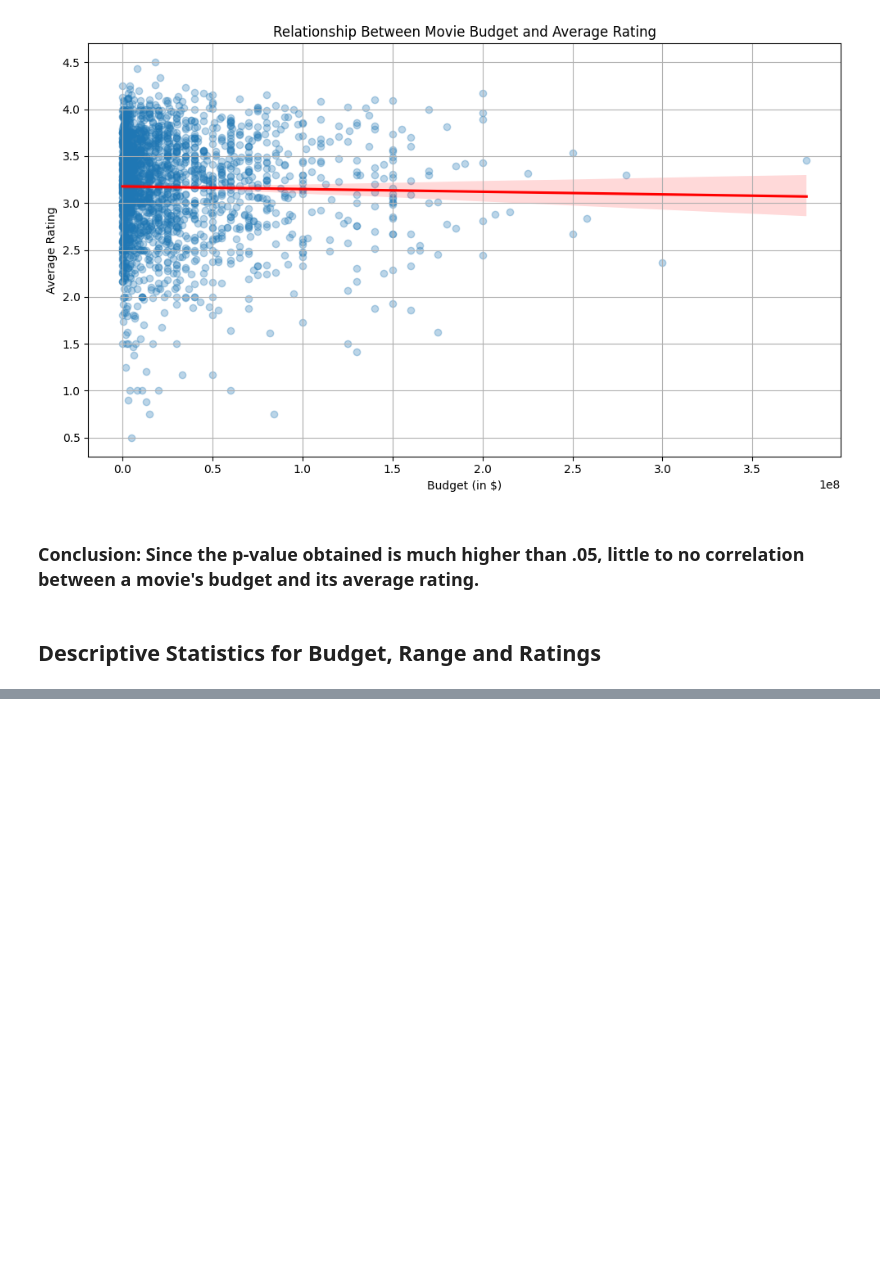
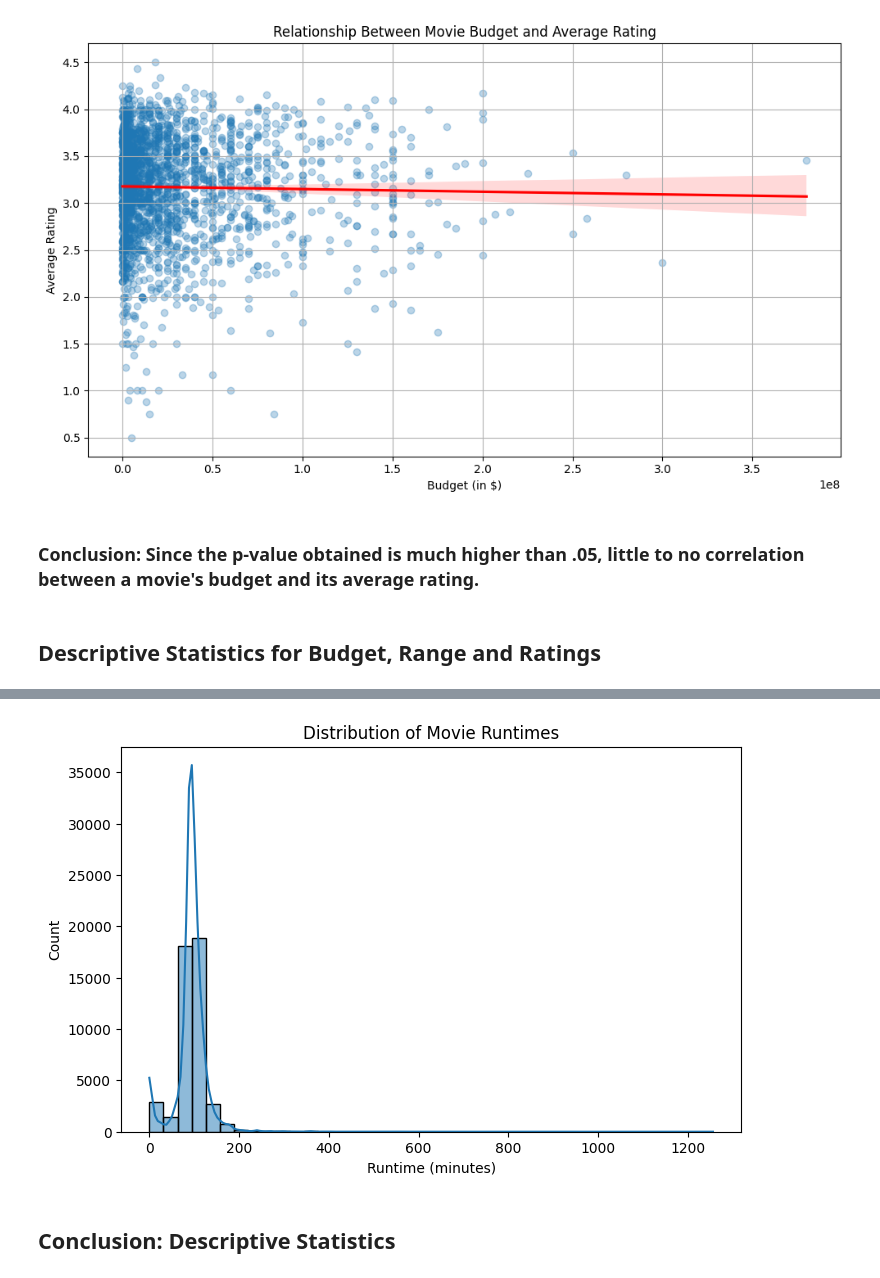
Before and after one commit to saharshmaloo/MovieAnalysis320, a Jupyter notebook: movies_data.ipynb, the cells around one changed output, grey strips where cells are left out. Cells and saved outputs as stored; diff of their text form; code cells hidden in the pictures; blank space fills up the shorter version.

```diff
--- a/movies_data.ipynb
+++ b/movies_data.ipynb
@@ -209,0 +247,10 @@ P-value: 0.34831224314193265
+# %%
+plt.figure(figsize=(8, 5))
+sns.histplot(movies_df['runtime'].dropna(), bins=40, kde=True)
+plt.title('Distribution of Movie Runtimes')
+plt.xlabel('Runtime (minutes)')
+plt.show()
+# %% [output]
+[figure, added]
+# %% [markdown]
+## Conclusion: Descriptive Statistics
```
Also changed, not shown: parts of 5 cells of this notebook.
